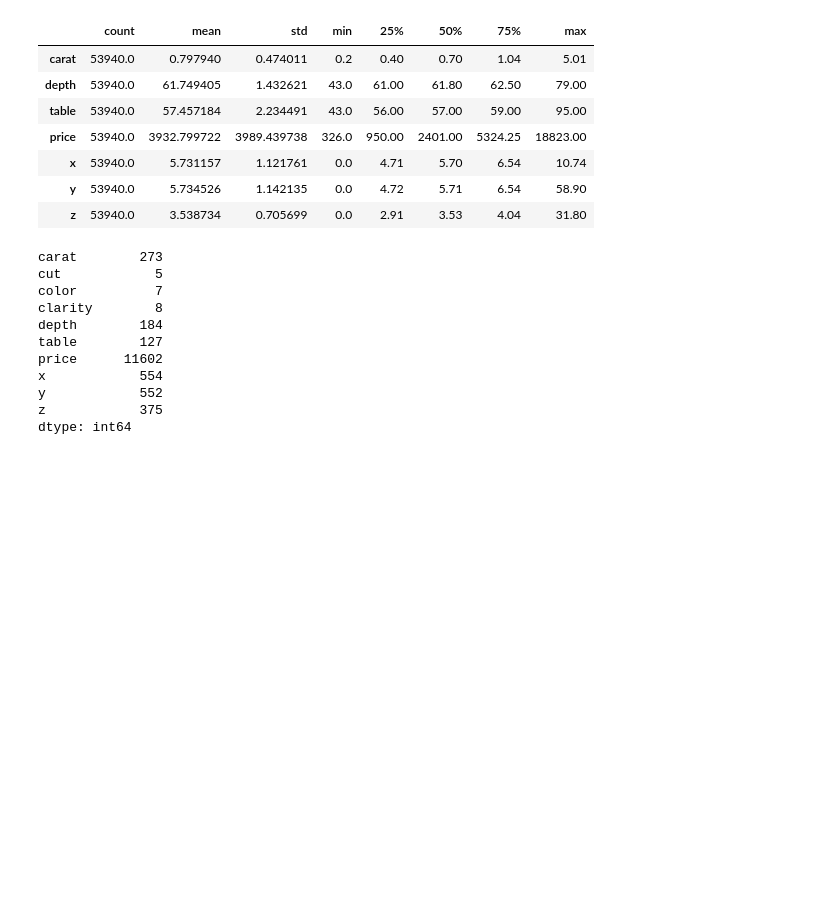
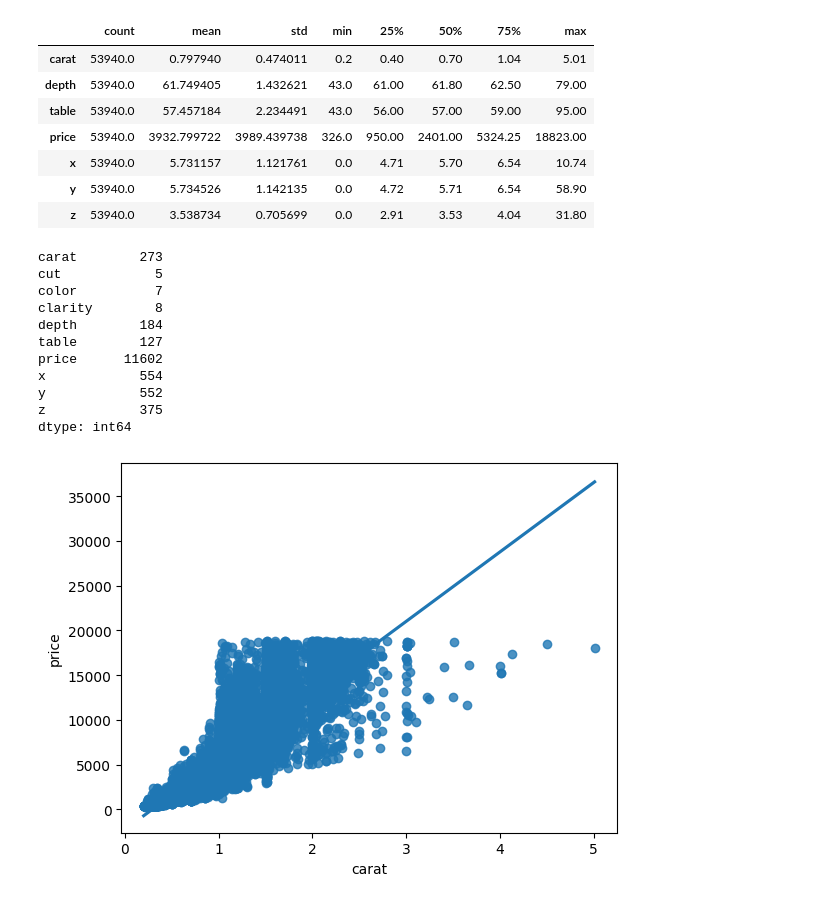
Before and after one commit to krestiankin/home_work_bi, a Jupyter notebook: EDA_for_future.ipynb, the cells around one changed output. Cells and saved outputs as stored; diff of their text form; code cells hidden in the pictures; blank space fills up the shorter version.

```diff
--- a/EDA_for_future.ipynb
+++ b/EDA_for_future.ipynb
@@ -97,0 +98,5 @@ sns.jointplot(diamonds)
+# %%
+#reg
+sns.regplot(data=diamonds, x='carat', y='price');
+# %% [output]
+[figure, added]
```
Also changed, not shown: parts of 15 cells of this notebook, 1 other file.
